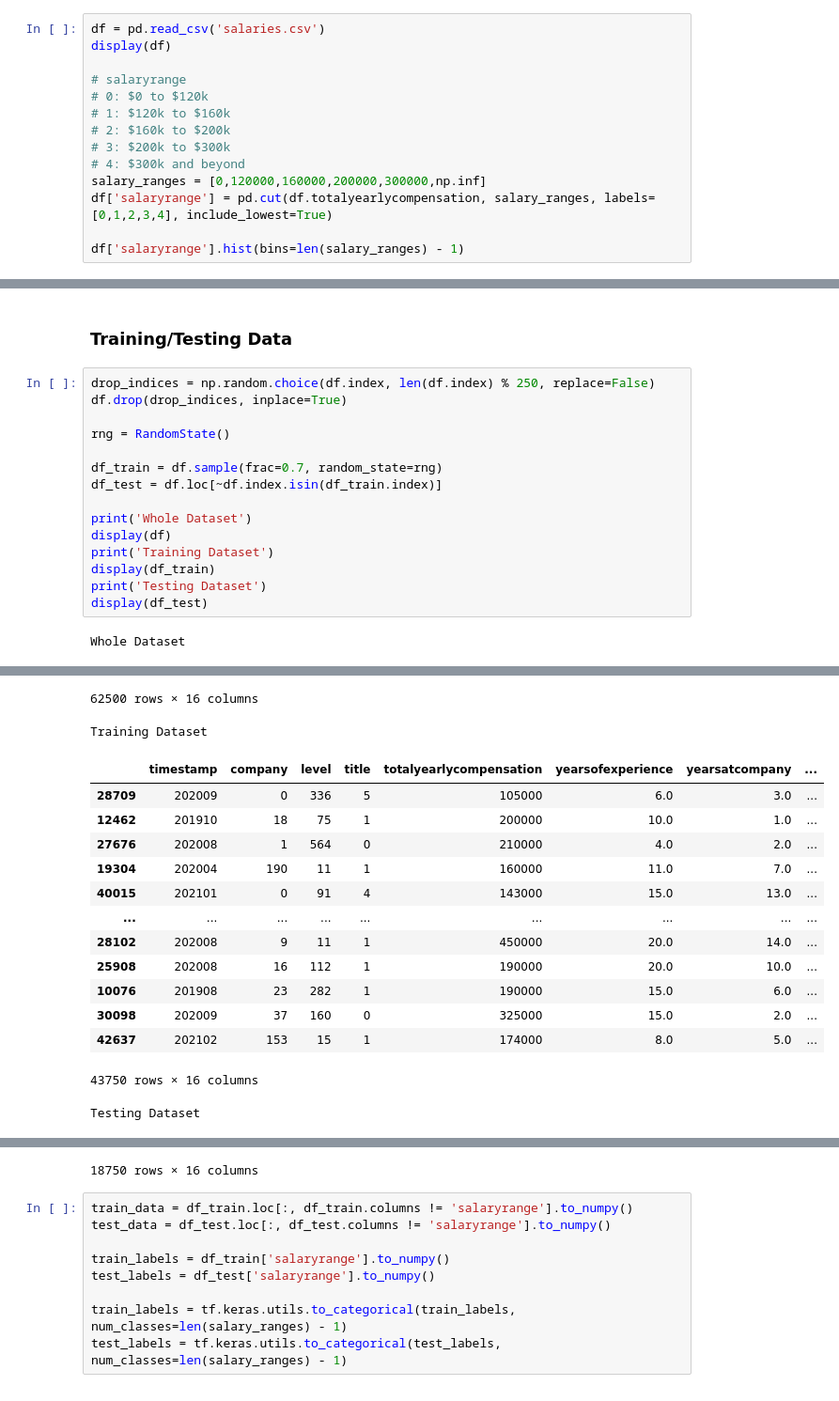
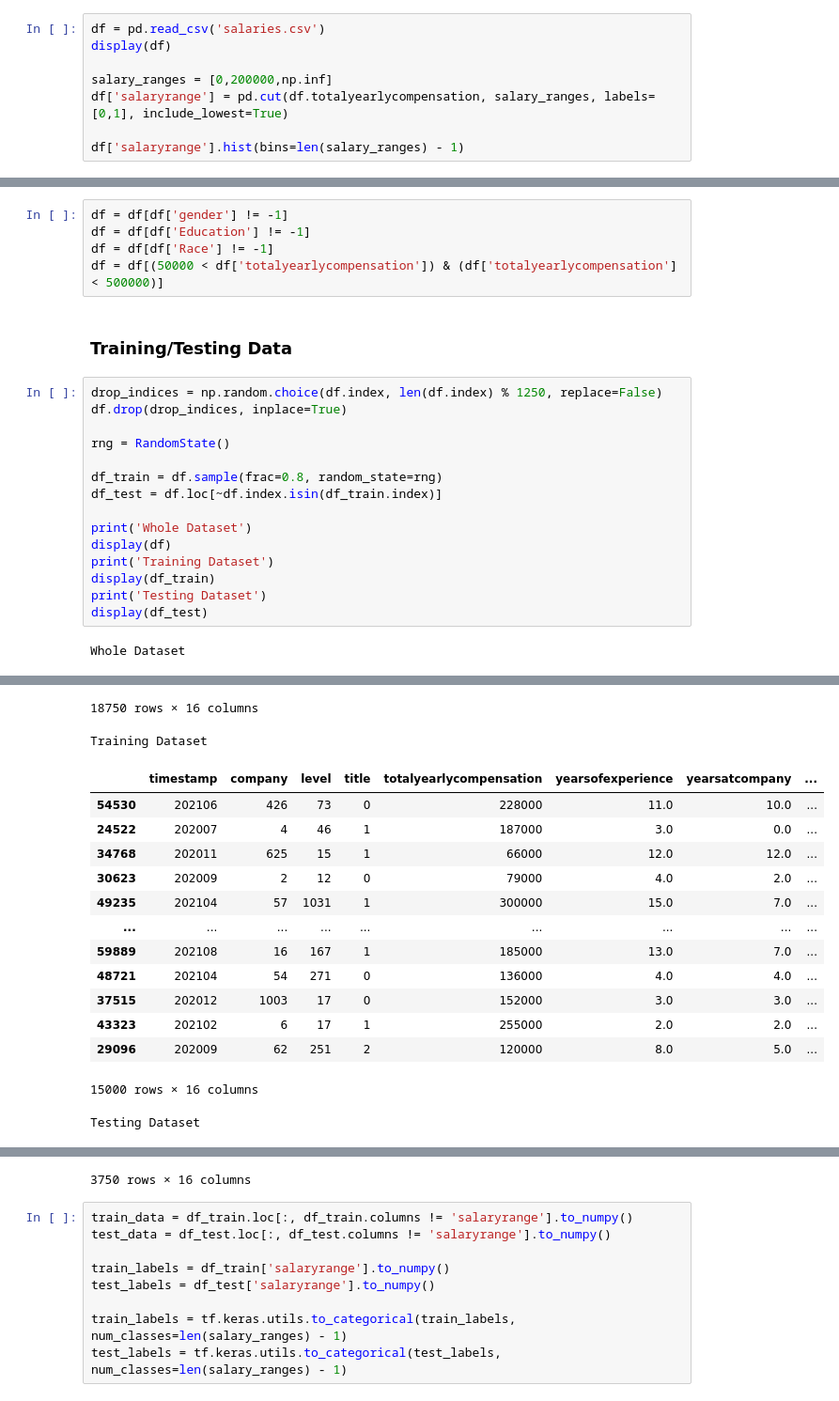
Before and after one commit to hryoma/cis523-final-project, a Jupyter notebook: df-sgd-salaries.ipynb, the cells around one changed output, grey strips where cells are left out. Shown: that part at 94% size. Cells and saved outputs as stored; diff of their text form.

```diff
--- a/df-sgd-salaries.ipynb
+++ b/df-sgd-salaries.ipynb
@@ -57,14 +57,8 @@ from sklearn import preprocessing
 df = pd.read_csv('salaries.csv')
 display(df)
 
-# salaryrange
-# 0: $0 to $120k
-# 1: $120k to $160k
-# 2: $160k to $200k
-# 3: $200k to $300k
-# 4: $300k and beyond
-salary_ranges = [0,120000,160000,200000,300000,np.inf]
-df['salaryrange'] = pd.cut(df.totalyearlycompensation, salary_ranges, labels=[0,1,2,3,4], include_lowest=True)
+salary_ranges = [0,200000,np.inf]
+df['salaryrange'] = pd.cut(df.totalyearlycompensation, salary_ranges, labels=[0,1], include_lowest=True)
 
 df['salaryrange'].hist(bins=len(salary_ranges) - 1)
 # %% [output]
@@ -179,12 +147,17 @@ display(df)
+# %%
+df = df[df['gender'] != -1]
+df = df[df['Education'] != -1]
+df = df[df['Race'] != -1]
+df = df[(50000 < df['totalyearlycompensation']) & (df['totalyearlycompensation'] < 500000)]
 # %% [markdown]
 ### Training/Testing Data
 # %%
-drop_indices = np.random.choice(df.index, len(df.index) % 250, replace=False)
+drop_indices = np.random.choice(df.index, len(df.index) % 1250, replace=False)
 df.drop(drop_indices, inplace=True)
 
 rng = RandomState()
 
-df_train = df.sample(frac=0.7, random_state=rng)
+df_train = df.sample(frac=0.8, random_state=rng)
 df_test = df.loc[~df.index.isin(df_train.index)]
 
 print('Whole Dataset')
@@ -210,17 +183,17 @@ Whole Dataset
-62500 rows × 16 columns
+18750 rows × 16 columns
 Training Dataset
 |  | timestamp | company | level | title | totalyearlycompensation | yearsofexperience | yearsatcompany | ... |
-| 28709 | 202009 | 0 | 336 | 5 | 105000 | 6.0 | 3.0 | ... |
-| 12462 | 201910 | 18 | 75 | 1 | 200000 | 10.0 | 1.0 | ... |
-| 27676 | 202008 | 1 | 564 | 0 | 210000 | 4.0 | 2.0 | ... |
-| 19304 | 202004 | 190 | 11 | 1 | 160000 | 11.0 | 7.0 | ... |
-| 40015 | 202101 | 0 | 91 | 4 | 143000 | 15.0 | 13.0 | ... |
+| 54530 | 202106 | 426 | 73 | 0 | 228000 | 11.0 | 10.0 | ... |
+| 24522 | 202007 | 4 | 46 | 1 | 187000 | 3.0 | 0.0 | ... |
+| 34768 | 202011 | 625 | 15 | 1 | 66000 | 12.0 | 12.0 | ... |
+| 30623 | 202009 | 2 | 12 | 0 | 79000 | 4.0 | 2.0 | ... |
+| 49235 | 202104 | 57 | 1031 | 1 | 300000 | 15.0 | 7.0 | ... |
 | ... | ... | ... | ... | ... | ... | ... | ... | ... |
-| 28102 | 202008 | 9 | 11 | 1 | 450000 | 20.0 | 14.0 | ... |
-| 25908 | 202008 | 16 | 112 | 1 | 190000 | 20.0 | 10.0 | ... |
-| 10076 | 201908 | 23 | 282 | 1 | 190000 | 15.0 | 6.0 | ... |
-| 30098 | 202009 | 37 | 160 | 0 | 325000 | 15.0 | 2.0 | ... |
-| 42637 | 202102 | 153 | 15 | 1 | 174000 | 8.0 | 5.0 | ... |
+| 59889 | 202108 | 16 | 167 | 1 | 185000 | 13.0 | 7.0 | ... |
+| 48721 | 202104 | 54 | 271 | 0 | 136000 | 4.0 | 4.0 | ... |
+| 37515 | 202012 | 1003 | 17 | 0 | 152000 | 3.0 | 3.0 | ... |
+| 43323 | 202102 | 6 | 17 | 1 | 255000 | 2.0 | 2.0 | ... |
+| 29096 | 202009 | 62 | 251 | 2 | 120000 | 8.0 | 5.0 | ... |
-43750 rows × 16 columns
+15000 rows × 16 columns
 Testing Dataset
 |  | timestamp | company | level | title | totalyearlycompensation | yearsofexperience | yearsatcompany | ... |
@@ -238,4 +211,4 @@ Testing Dataset
-18750 rows × 16 columns
+3750 rows × 16 columns
 # %%
 train_data = df_train.loc[:, df_train.columns != 'salaryrange'].to_numpy()
 test_data = df_test.loc[:, df_test.columns != 'salaryrange'].to_numpy()
```
Also changed, not shown: parts of 11 cells of this notebook.
